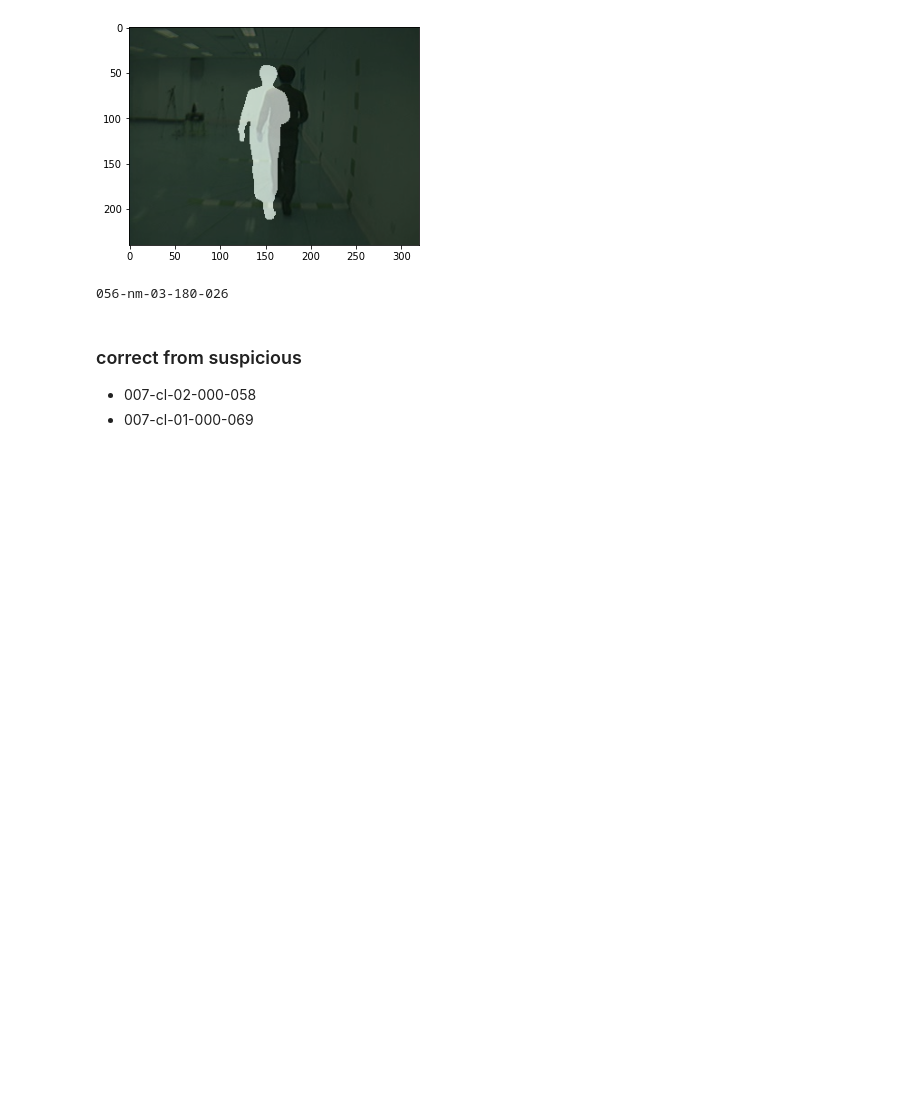
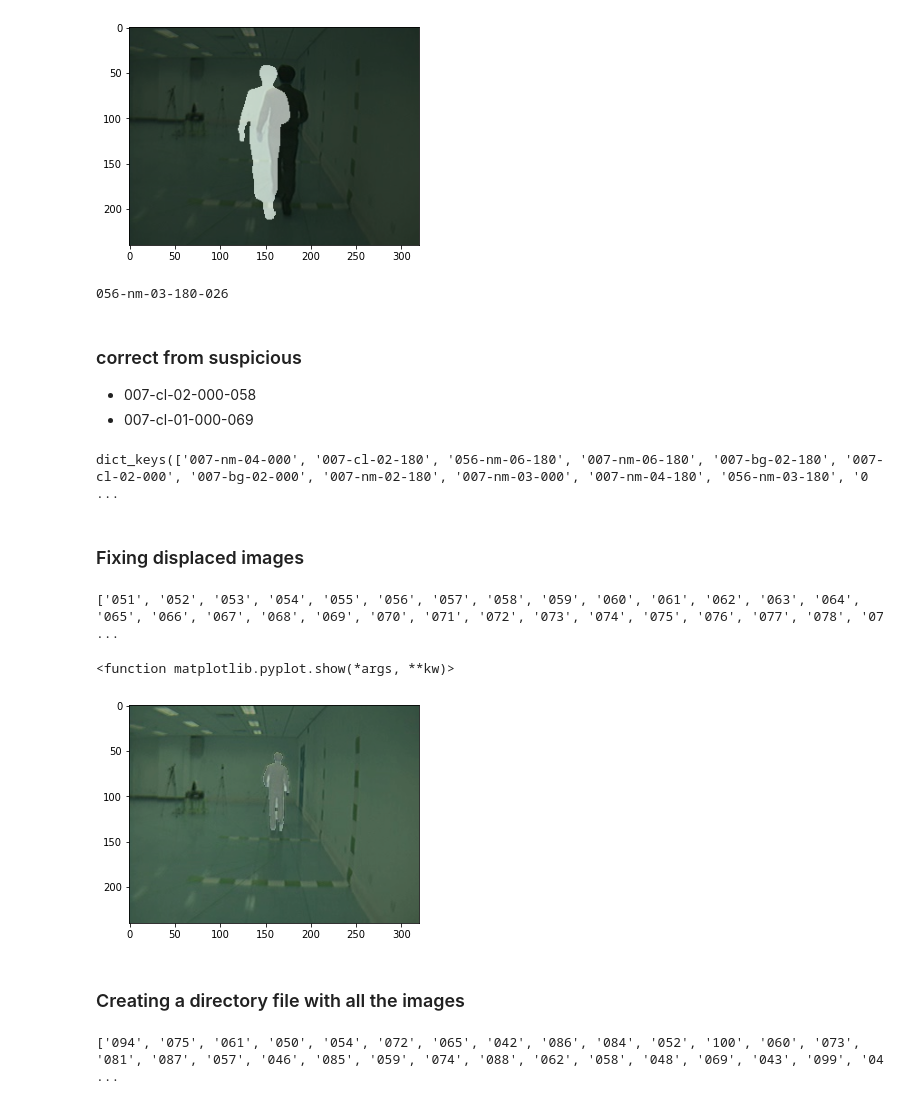
Before and after one commit to JosmarSuarez/Instance_Segmentation_Sandbox, a Jupyter notebook: annotation_tools/directories.ipynb, the cells around one changed output. Cells and saved outputs as stored; diff of their text form; code cells hidden in the pictures; blank space fills up the shorter version.

```diff
--- a/annotation_tools/directories.ipynb
+++ b/annotation_tools/directories.ipynb
@@ -281,3 +281,49 @@ print(img_name)
 ### correct from suspicious
 - 007-cl-02-000-058
 - 007-cl-01-000-069
+# %%
+#Reading from suspicious
+import json
+
+with open('suspicious.json') as f:
+  images = json.load(f)
+folders = {}
+for image in images:
+    s= image.split("-")
+    key = s[0] + "-" + s[1] + "-" + s[2] + "-" + s[3]
+    value = folders.get(key)
+    if(value == None):
+        folders[key] = []
+    folders[key].append(s[4])
+print(folders.keys())
+#Creating displaced to be readed later
+with open('displaced.json', 'w') as json_file:
+    json.dump(folders, json_file)
+# %% [output]
+dict_keys(['007-nm-04-000', '007-cl-02-180', '056-nm-06-180', '007-nm-06-180', '007-bg-02-180', '007-cl-02-000', '007-bg-02-000', '007-nm-02-180', '007-nm-03-000', '007-nm-04-180', '056-nm-03-180', '0 ...
+# %% [markdown]
+### Fixing displaced images
+# %%
+#reading displaced
+import json
+with open('displaced.json') as f:
+  folders = json.load(f)
+displaced_files = {}
+for f in folders.keys():
+  if f.split("-")[3]=="180":
+    displaced_files[f]=folders[f]
+l1=displaced_files['007-cl-02-180']
+l1.sort()
+print (l1)
+# %% [output]
+['051', '052', '053', '054', '055', '056', '057', '058', '059', '060', '061', '062', '063', '064', '065', '066', '067', '068', '069', '070', '071', '072', '073', '074', '075', '076', '077', '078', '07 ...
+# %%
+img = cv2.imread(sil_path + "056-nm-06-180-107" + ".png")
+new_img = cv2.copyMakeBorder(img[:240,:300],0,0,20,0,borderType=cv2.BORDER_CONSTANT,value=[0, 0, 0])
+plt.imshow(new_img)
+img2= cv2.imread(img_path + "056-nm-06-180-107" + ".jpg")
+plt.imshow(img2,alpha=0.7)
+plt.show
+# %% [output]
+<function matplotlib.pyplot.show(*args, **kw)>
+[figure, added]
@@ -283,0 +343,24 @@ print(img_name)
+# %% [markdown]
+### Creating a directory file with all the images
+# %%
+#Dictionary with all images
+import json
+
+sil_path = ("/home/josmar/proyectos/codes/datasets/casia_B1_silhouettes/")
+images = os.listdir(sil_path)
+folders = {}
+for image in images:
+    image = image.split(".")[0]
+    s= image.split("-")
+    key = s[0] + "-" + s[1] + "-" + s[2] + "-" + s[3]
+    value = folders.get(key)
+    if(value == None):
+        folders[key] = []
+    folders[key].append(s[4])
+print(folders['019-nm-06-144'])
+
+# Creating folder index to be readed later
+with open('folder_list.json', 'w') as json_file:
+    json.dump(folders, json_file)
+# %% [output]
+['094', '075', '061', '050', '054', '072', '065', '042', '086', '084', '052', '100', '060', '073', '081', '087', '057', '046', '085', '059', '074', '088', '062', '058', '048', '069', '043', '099', '04 ...
```
Also changed, not shown: parts of 5 cells of this notebook, 6 other files.
